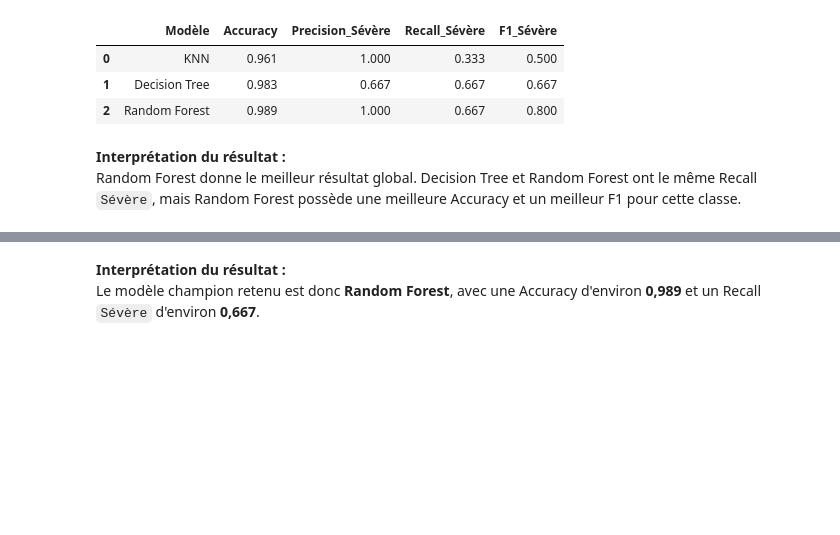
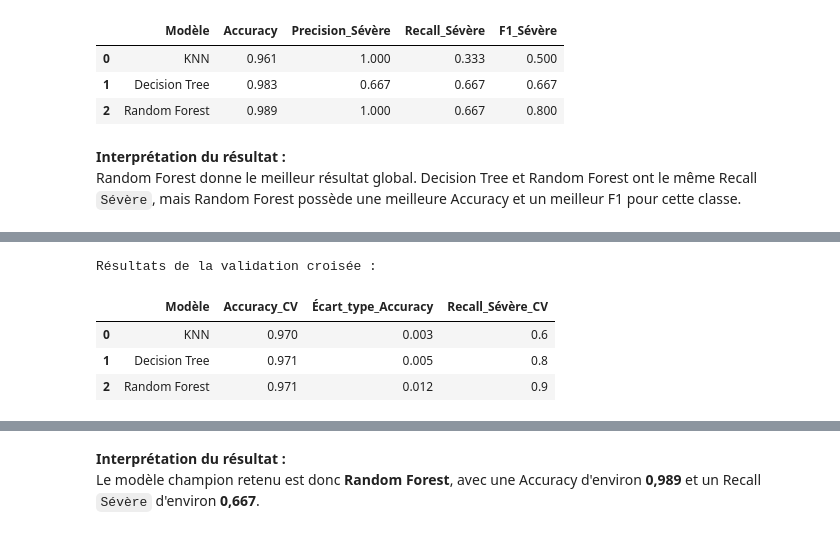
Before and after one commit to tarekalsemaan/USGS-Earthquake-AI, a Jupyter notebook: notebooks/05_Model_Damage.ipynb, the cells around one changed output, grey strips where cells are left out. Saved outputs shown, nothing was run; the diff lists cells and outputs as text; code cells hidden in the pictures; blank space fills up the shorter version.

```diff
--- a/notebooks/05_Model_Damage.ipynb
+++ b/notebooks/05_Model_Damage.ipynb
@@ -1439,0 +1530,19 @@ Random Forest est retenu comme modèle champion. Il obtient la meilleure Accurac
+# %%
+# ============================================================
+# MÉTRIQUE RECALL POUR LA CLASSE SÉVÈRE
+# ============================================================
+
+from sklearn.metrics import make_scorer, recall_score
+
+def recall_severe(y_true, y_pred):
+    return recall_score(
+        y_true,
+        y_pred,
+        labels=["Sévère"],
+        average=None,
+        zero_division=0
+    )[0]
+
+severe_recall_scorer = make_scorer(recall_severe)
+
+print("Métrique Recall Sévère prête.")
@@ -1439,0 +1597,41 @@ Random Forest est retenu comme modèle champion. Il obtient la meilleure Accurac
+# %%
+# ============================================================
+# TABLEAU FINAL — VALIDATION CROISÉE
+# ============================================================
+
+cv_results = pd.DataFrame({
+    "Modèle": [
+        "KNN",
+        "Decision Tree",
+        "Random Forest"
+    ],
+
+    "Accuracy_CV": [
+        scores_knn.mean(),
+        scores_tree.mean(),
+        scores_rf.mean()
+    ],
+
+    "Écart_type_Accuracy": [
+        scores_knn.std(),
+        scores_tree.std(),
+        scores_rf.std()
+    ],
+
+    "Recall_Sévère_CV": [
+        recall_knn.mean(),
+        recall_tree.mean(),
+        recall_rf.mean()
+    ]
+})
+
+cv_results = cv_results.round(3)
+
+print("Résultats de la validation croisée :")
+display(cv_results)
+# %% [output]
+Résultats de la validation croisée :
+|  | Modèle | Accuracy_CV | Écart_type_Accuracy | Recall_Sévère_CV |
+| 0 | KNN | 0.970 | 0.003 | 0.6 |
+| 1 | Decision Tree | 0.971 | 0.005 | 0.8 |
+| 2 | Random Forest | 0.971 | 0.012 | 0.9 |
```
Also changed, not shown: parts of 26 cells of this notebook, 4 other files.
